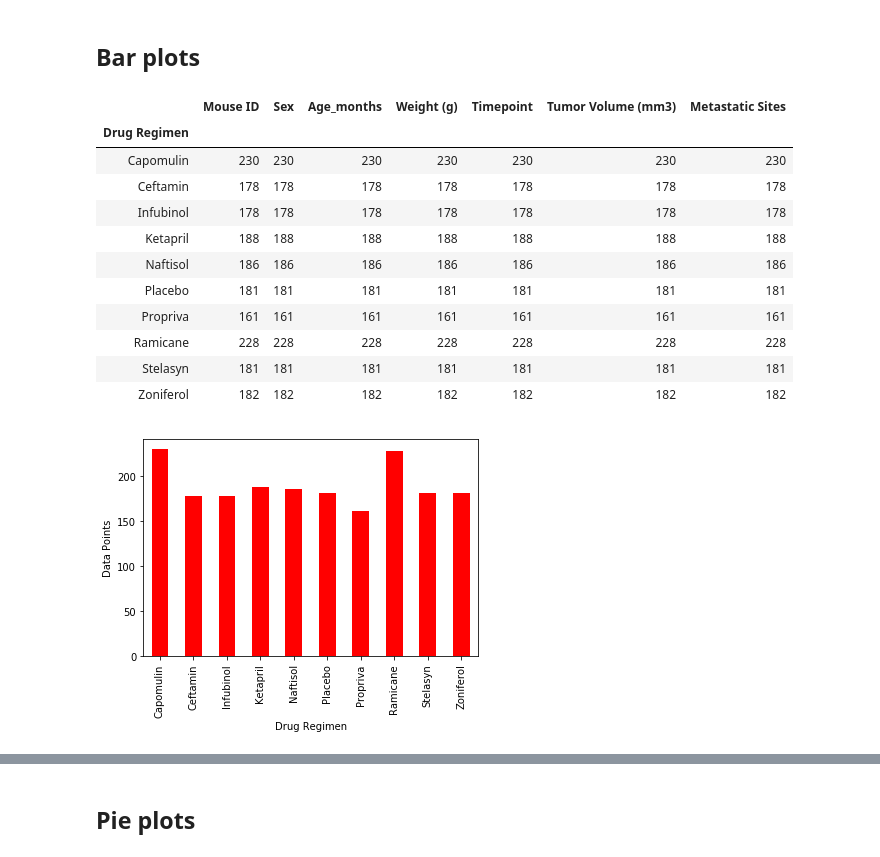
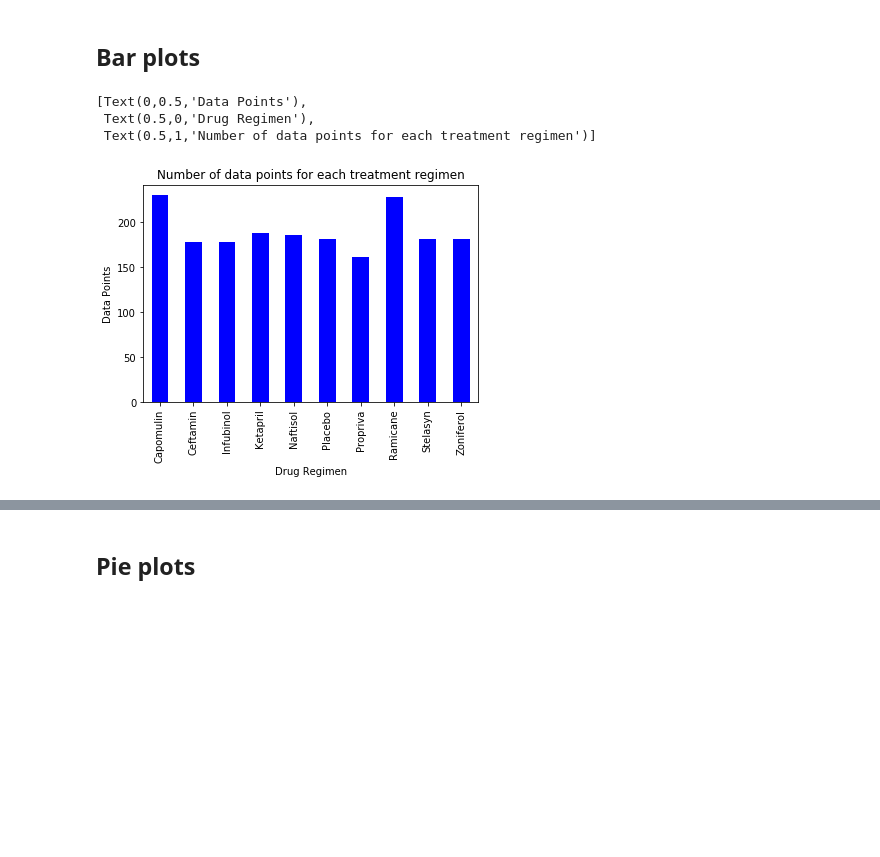
Before and after one commit to sangherahul/Matplotlib-challenge, a Jupyter notebook: Homework/Instructions/Pymaceuticals/pymaceuticals_starter.ipynb, the cells around one changed output, grey strips where cells are left out. Cells and saved outputs as stored; diff of their text form; code cells hidden in the pictures; blank space fills up the shorter version.

```diff
--- a/Homework/Instructions/Pymaceuticals/pymaceuticals_starter.ipynb
+++ b/Homework/Instructions/Pymaceuticals/pymaceuticals_starter.ipynb
@@ -56,24 +60,15 @@ pd.DataFrame(data)
 # %%
 # Generate a bar plot showing number of data points for each treatment regimen using pandas
 group=combined_df.groupby(['Drug Regimen']).count()
 
-bar=group['Timepoint'].plot(kind='bar',legend =False,color = 'r')
-bar.set(xlabel="Drug Regimen", ylabel="Data Points")
-group
+bar=group['Timepoint'].plot(kind='bar',legend =False,color = 'b')
+bar.set(xlabel="Drug Regimen", ylabel="Data Points",title="Number of data points for each treatment regimen")
+bar.
 # %% [output]
-|  | Mouse ID | Sex | Age_months | Weight (g) | Timepoint | Tumor Volume (mm3) | Metastatic Sites |
-| Drug Regimen |  |  |  |  |  |  |  |
-| Capomulin | 230 | 230 | 230 | 230 | 230 | 230 | 230 |
-| Ceftamin | 178 | 178 | 178 | 178 | 178 | 178 | 178 |
-| Infubinol | 178 | 178 | 178 | 178 | 178 | 178 | 178 |
-| Ketapril | 188 | 188 | 188 | 188 | 188 | 188 | 188 |
-| Naftisol | 186 | 186 | 186 | 186 | 186 | 186 | 186 |
-| Placebo | 181 | 181 | 181 | 181 | 181 | 181 | 181 |
-| Propriva | 161 | 161 | 161 | 161 | 161 | 161 | 161 |
-| Ramicane | 228 | 228 | 228 | 228 | 228 | 228 | 228 |
-| Stelasyn | 181 | 181 | 181 | 181 | 181 | 181 | 181 |
-| Zoniferol | 182 | 182 | 182 | 182 | 182 | 182 | 182 |
+[Text(0,0.5,'Data Points'),
+ Text(0.5,0,'Drug Regimen'),
+ Text(0.5,1,'Number of data points for each treatment regimen')]
-[figure, old version]
+[figure, new version]
 # %%
 # Generate a bar plot showing number of data points for each treatment regimen using pyplot
 
```
Also changed, not shown: parts of 12 cells of this notebook, 1 other file.
